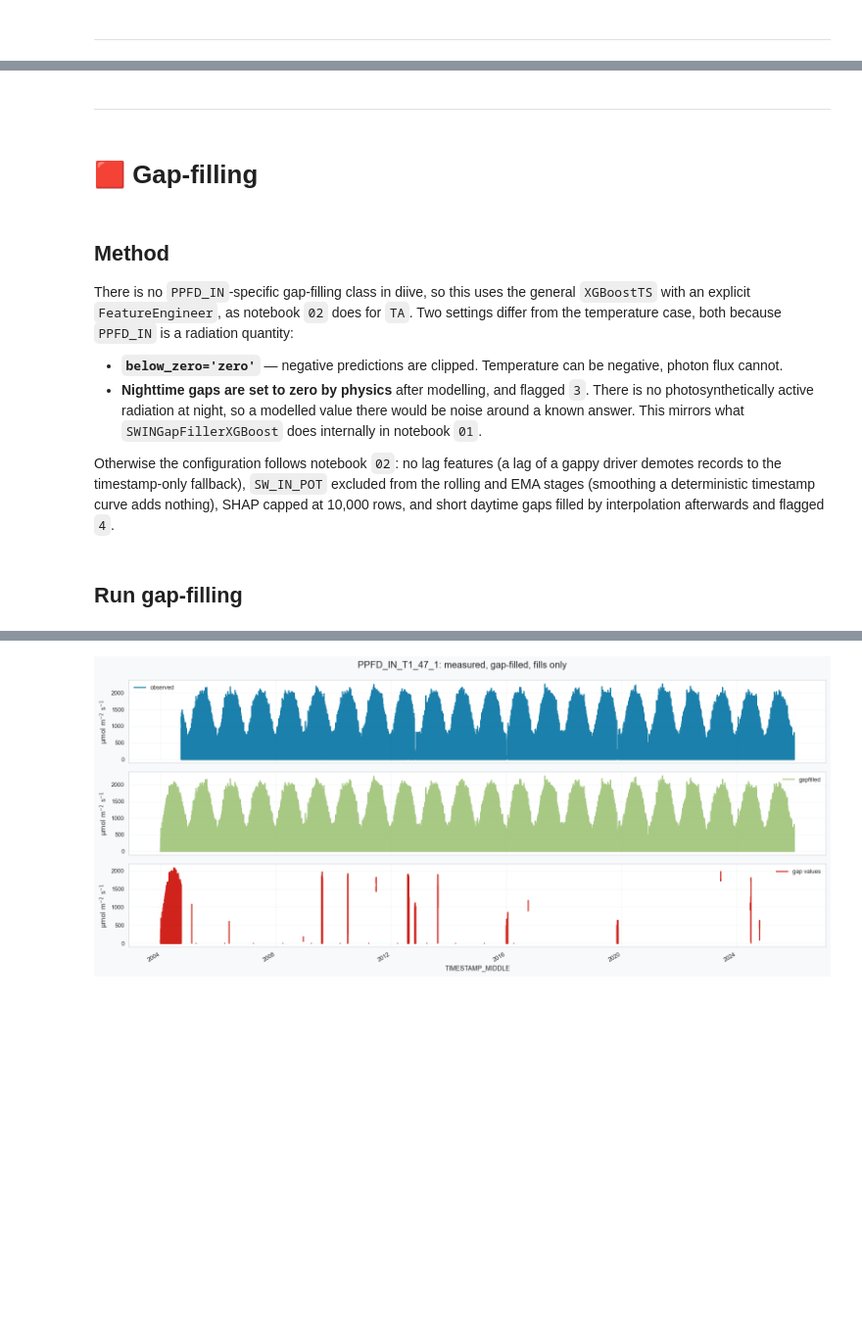
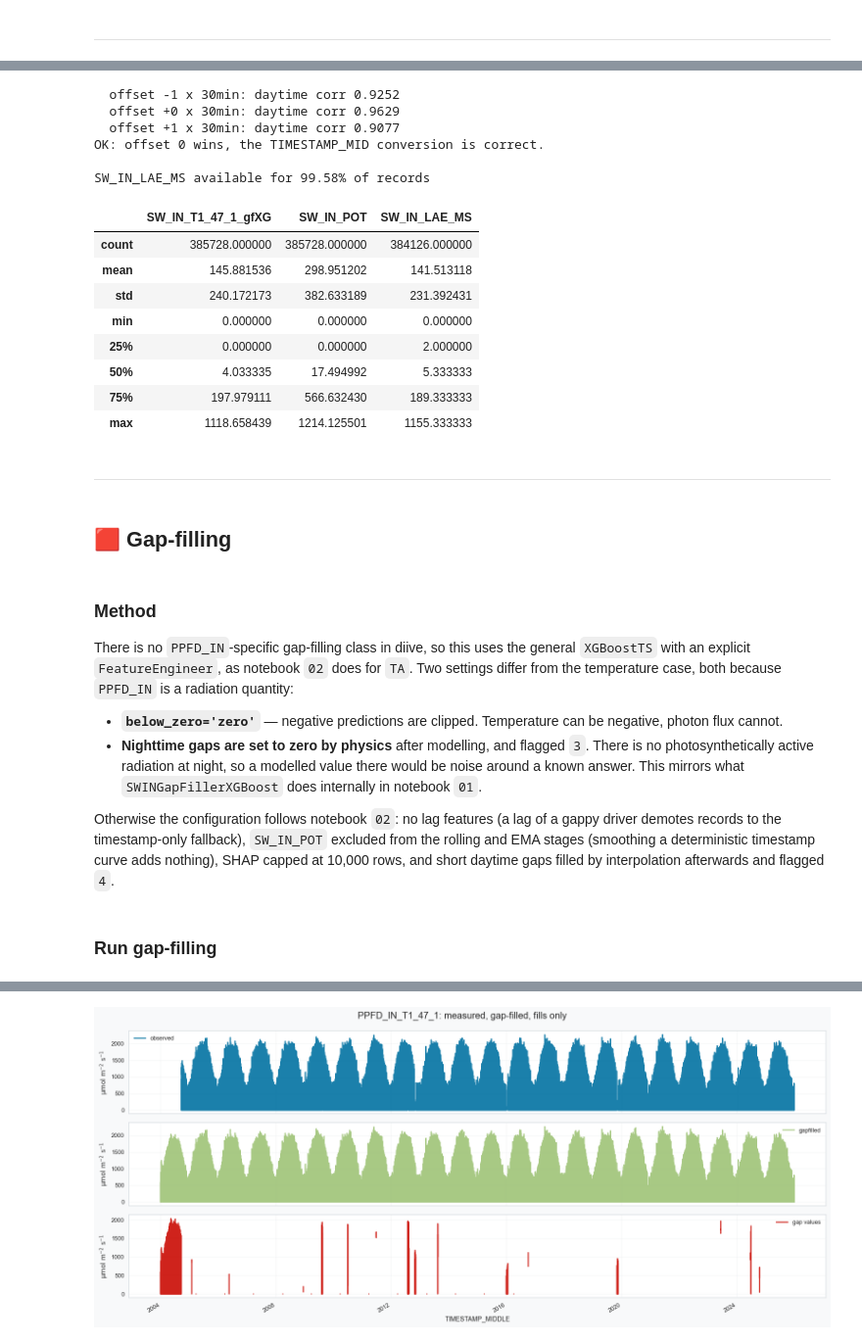
Before and after one commit to holukas/dataset_ch-lae_flux_product, a Jupyter notebook: workflow/10_METEO/30_PRODUCTS/03_METEO_PPFD_IN_2004-2025.ipynb, the cells around one changed output, grey strips where cells are left out. Shown at 98% size. Cells and saved outputs as stored; diff of their text form; code cells hidden in the pictures; blank space fills up the shorter version.

```diff
--- a/workflow/10_METEO/30_PRODUCTS/03_METEO_PPFD_IN_2004-2025.ipynb
+++ b/workflow/10_METEO/30_PRODUCTS/03_METEO_PPFD_IN_2004-2025.ipynb
@@ -474,9 +496,43 @@ Name: missing values, dtype: int64
+# %%
+ppfd_ref = pd.read_parquet(REFPATH)[[REFCOL]]
+ppfd_ref.index = ppfd_ref.index - pd.Timedelta(minutes=15)  # TIMESTAMP_END -> TIMESTAMP_MID
+ppfd_ref.index.name = ppfd_2004_2025.index.name
+
+_meas = ppfd_2004_2025[TARGET]
+_scores = {}
+for _off in (-1, 0, 1):
+    _j = pd.concat([_meas.rename('t'), ppfd_ref[REFCOL].shift(_off).rename('r')], axis=1).dropna()
+    _j = _j[_j['r'] > 20]  # daytime only: at night both are ~0 and carry no timing information
+    _scores[_off] = _j['t'].corr(_j['r'])
+    print(f"  offset {_off:+d} x 30min: daytime corr {_scores[_off]:.4f}")
+assert max(_scores, key=_scores.get) == 0, f"reference is mis-aligned: {_scores}"
+print("OK: offset 0 wins, the TIMESTAMP_MID conversion is correct.")
+
+drivers[REFCOL] = ppfd_ref[REFCOL]
+print(f"\n{REFCOL} available for {drivers[REFCOL].notna().mean() * 100:.2f}% of records")
+drivers.describe()
+# %% [output]
+  offset -1 x 30min: daytime corr 0.9252
+  offset +0 x 30min: daytime corr 0.9629
+  offset +1 x 30min: daytime corr 0.9077
+OK: offset 0 wins, the TIMESTAMP_MID conversion is correct.
+
+SW_IN_LAE_MS available for 99.58% of records
+|  | SW_IN_T1_47_1_gfXG | SW_IN_POT | SW_IN_LAE_MS |
+| count | 385728.000000 | 385728.000000 | 384126.000000 |
+| mean | 145.881536 | 298.951202 | 141.513118 |
+| std | 240.172173 | 382.633189 | 231.392431 |
+| min | 0.000000 | 0.000000 | 0.000000 |
+| 25% | 0.000000 | 0.000000 | 2.000000 |
+| 50% | 4.033335 | 17.494992 | 5.333333 |
+| 75% | 197.979111 | 566.632430 | 189.333333 |
+| max | 1118.658439 | 1214.125501 | 1155.333333 |
 # %% [markdown]
 ***
 # %% [markdown]
-# 🟥 Gap-filling
+## 🟥 Gap-filling
 # %% [markdown]
-## Method
+### Method
 
 There is no `PPFD_IN`-specific gap-filling class in diive, so this uses the general `XGBoostTS`
 with an explicit `FeatureEngineer`, as notebook `02` does for `TA`. Two settings differ from the
@@ -576,7 +632,7 @@ def gapfill_ppfd(target: pd.Series,
     flag = flag.rename(f"FLAG_{target.name}_ISFILLED")
     return model, gapfilled, flag
 # %% [markdown]
-## Run gap-filling
+### Run gap-filling
 # %%
 %%time
 
```
Also changed, not shown: parts of 35 cells of this notebook.
